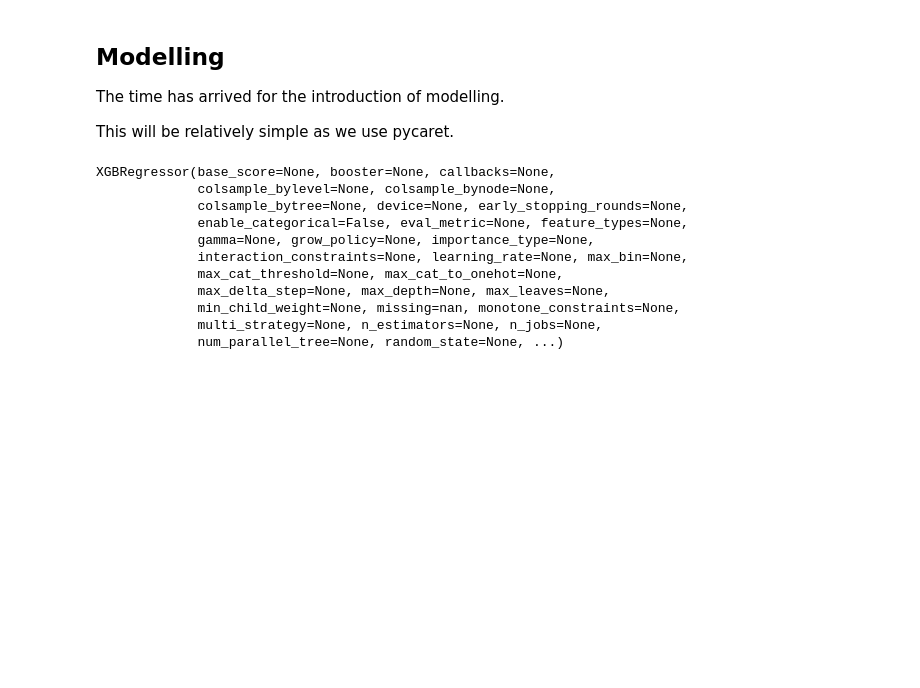
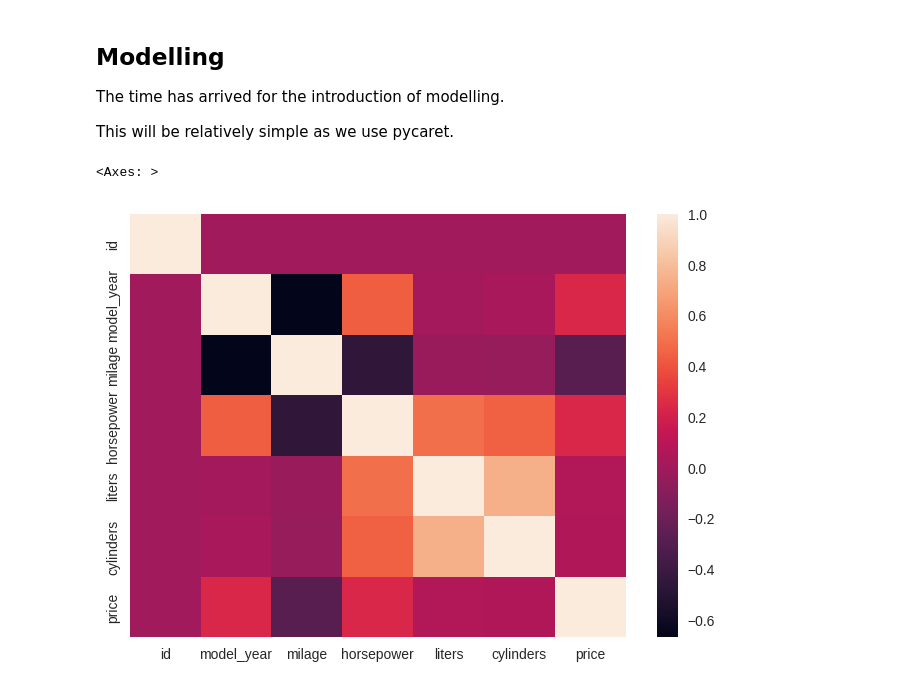
Before and after one commit to SamSJackson/used-cars, a Jupyter notebook: eda.ipynb, the cells around one changed output. Cells and saved outputs as stored; diff of their text form; code cells hidden in the pictures; blank space fills up the shorter version.

```diff
--- a/eda.ipynb
+++ b/eda.ipynb
@@ -355,6 +355,11 @@ df["int_col"] = df.apply(lambda x: assign_cols(x["int_col"], top_int_colors), ax
 The time has arrived for the introduction of modelling.
 
 This will be relatively simple as we use pycaret.
+# %%
+sns.heatmap(df.corr())
+# %% [output]
+<Axes: >
+[figure, added]
 # %%
 modelling_df = df.copy()
 
@@ -388,28 +393,16 @@ from xgboost import XGBRegressor
 
 from sklearn.metrics import root_mean_squared_error
 # %%
-xgbr = XGBRegressor()
-gbr = GradientBoostingRegressor(learning_rate=0.1, n_estimators=100)
+xgbr = XGBRegressor(learning_rate=0.3, n_estimators=1000)
+gbr = GradientBoostingRegressor(learning_rate=0.3, n_estimators=1000)
 
 gbr.fit(X_train, y_train)
 xgbr.fit(X_train, y_train)
 
 models = [
-    ("xgbr,
-    gbr
+    ("XGBR", xgbr),
+    ("GBR", gbr),
 ]
-# %% [output]
-XGBRegressor(base_score=None, booster=None, callbacks=None,
-             colsample_bylevel=None, colsample_bynode=None,
-             colsample_bytree=None, device=None, early_stopping_rounds=None,
-             enable_categorical=False, eval_metric=None, feature_types=None,
-             gamma=None, grow_policy=None, importance_type=None,
-             interaction_constraints=None, learning_rate=None, max_bin=None,
-             max_cat_threshold=None, max_cat_to_onehot=None,
-             max_delta_step=None, max_depth=None, max_leaves=None,
-             min_child_weight=None, missing=nan, monotone_constraints=None,
-             multi_strategy=None, n_estimators=None, n_jobs=None,
-             num_parallel_tree=None, random_state=None, ...)
 # %%
 for name, model in models:
     predictions = model.predict(X_val)
```
Also changed, not shown: parts of 11 cells of this notebook, 1 other file.
